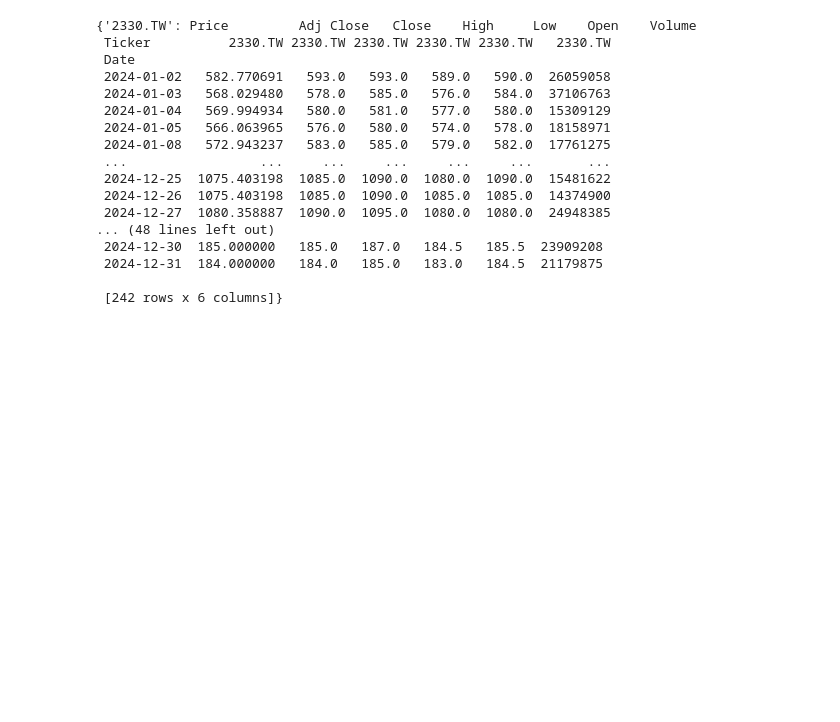
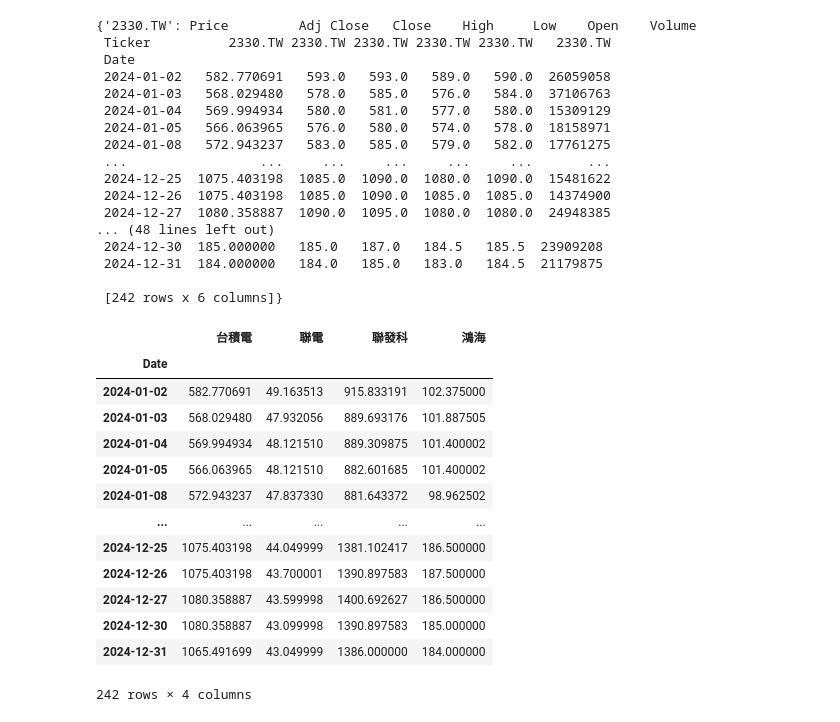
Before and after one commit to aashleyzheng/python_analysis, a Jupyter notebook: lesson19/lesson19_3.ipynb, the cells around one changed output. Cells and saved outputs as stored; diff of their text form; code cells hidden in the pictures; blank space fills up the shorter version.

```diff
--- a/lesson19/lesson19_3.ipynb
+++ b/lesson19/lesson19_3.ipynb
@@ -56,3 +58,24 @@ all_data
  2024-12-31  184.000000   184.0   185.0   183.0   184.5  21179875
 
  [242 rows x 6 columns]}
+# %%
+import pandas as pd
+
+price_df = pd.DataFrame({key:dataframe['Adj Close'][key] for key,dataframe in all_data.items()})
+price_df1 = price_df.rename(columns={'2330.TW':'台積電','2303.TW':'聯電','2454.TW':'聯發科','2317.TW':'鴻海'})
+price_df1
+# %% [output]
+|  | 台積電 | 聯電 | 聯發科 | 鴻海 |
+| Date |  |  |  |  |
+| 2024-01-02 | 582.770691 | 49.163513 | 915.833191 | 102.375000 |
+| 2024-01-03 | 568.029480 | 47.932056 | 889.693176 | 101.887505 |
+| 2024-01-04 | 569.994934 | 48.121510 | 889.309875 | 101.400002 |
+| 2024-01-05 | 566.063965 | 48.121510 | 882.601685 | 101.400002 |
+| 2024-01-08 | 572.943237 | 47.837330 | 881.643372 | 98.962502 |
+| ... | ... | ... | ... | ... |
+| 2024-12-25 | 1075.403198 | 44.049999 | 1381.102417 | 186.500000 |
+| 2024-12-26 | 1075.403198 | 43.700001 | 1390.897583 | 187.500000 |
+| 2024-12-27 | 1080.358887 | 43.599998 | 1400.692627 | 186.500000 |
+| 2024-12-30 | 1080.358887 | 43.099998 | 1390.897583 | 185.000000 |
+| 2024-12-31 | 1065.491699 | 43.049999 | 1386.000000 | 184.000000 |
+242 rows × 4 columns
```
Also changed, not shown: parts of 7 cells of this notebook, 1 other file.
